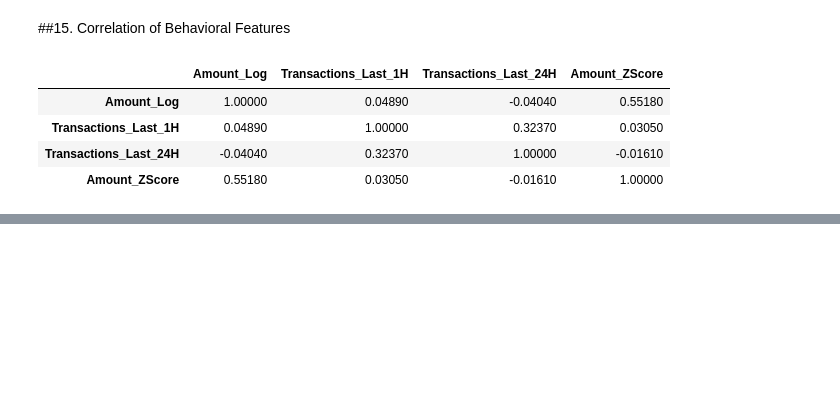
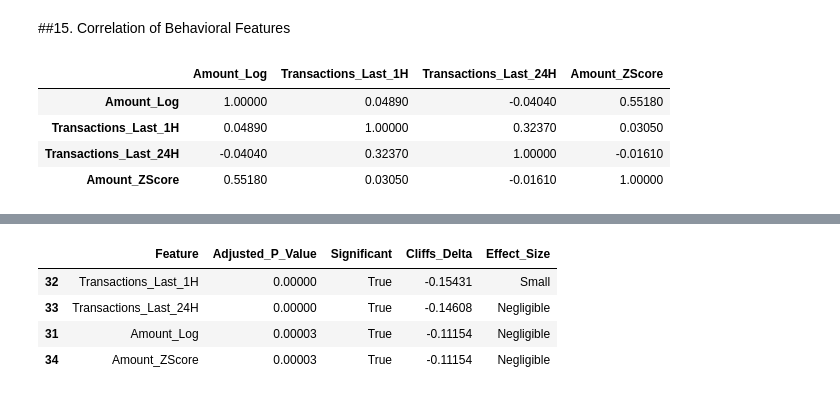
Before and after one commit to to-bits/BehaviorGuard-Customer-Behavioral-Profiling-for-Credit-Card-Fraud-Detection, a Jupyter notebook: BehaviorGuard — Customer Behavioral Profiling for Credit Card Fraud Detection/notebooks/03_statistical_analysis.ipynb, the cells around one changed output, grey strips where cells are left out. Drawn from its saved outputs; the diff is of its cells as text; code cells hidden in the pictures; blank space fills up the shorter version.

```diff
--- a/BehaviorGuard — Customer Behavioral Profiling for Credit Card Fraud Detection/notebooks/03_statistical_analysis.ipynb
+++ b/BehaviorGuard — Customer Behavioral Profiling for Credit Card Fraud Detection/notebooks/03_statistical_analysis.ipynb
@@ -1722,0 +1778,39 @@ display(
+# %%
+
+# BEHAVIORAL FEATURES IN STATISTICAL RESULTS
+
+behavioral_statistical_results = (
+    statistical_results[
+        statistical_results[
+            "Feature"
+        ].isin(
+            [
+                feature
+                for feature in behavioral_features
+                if feature in numerical_features
+            ]
+        )
+    ]
+    .sort_values(
+        "Absolute_Cliffs_Delta",
+        ascending=False
+    )
+)
+
+display(
+    behavioral_statistical_results[
+        [
+            "Feature",
+            "Adjusted_P_Value",
+            "Significant",
+            "Cliffs_Delta",
+            "Effect_Size"
+        ]
+    ]
+)
+# %% [output]
+|  | Feature | Adjusted_P_Value | Significant | Cliffs_Delta | Effect_Size |
+| 32 | Transactions_Last_1H | 0.00000 | True | -0.15431 | Small |
+| 33 | Transactions_Last_24H | 0.00000 | True | -0.14608 | Negligible |
+| 31 | Amount_Log | 0.00003 | True | -0.11154 | Negligible |
+| 34 | Amount_ZScore | 0.00003 | True | -0.11154 | Negligible |
```
Also changed, not shown: parts of 7 cells of this notebook.
